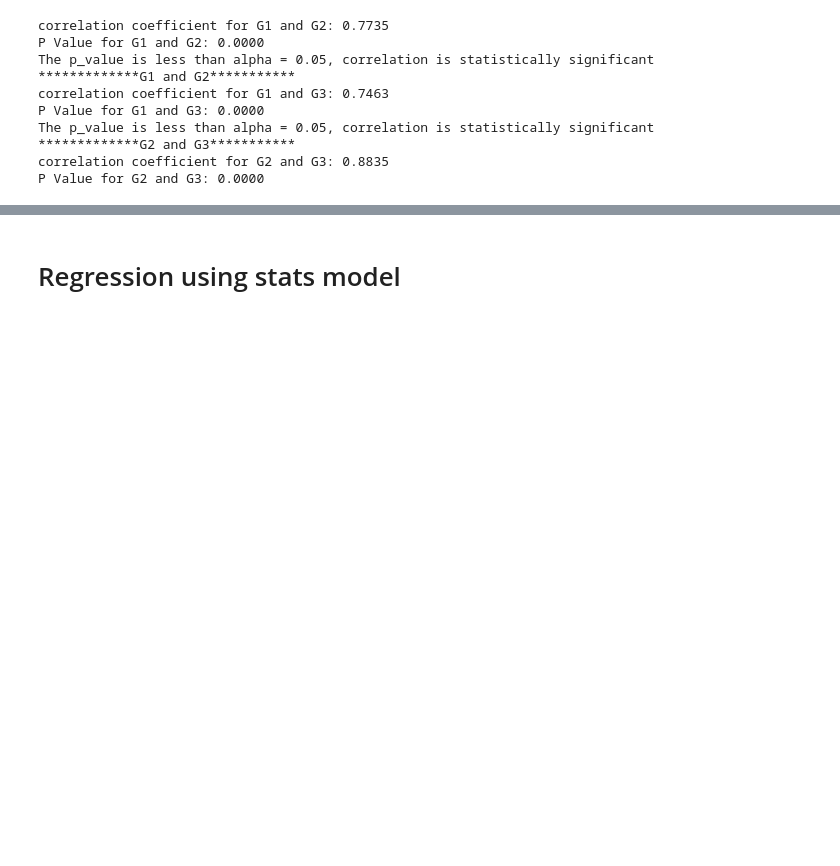
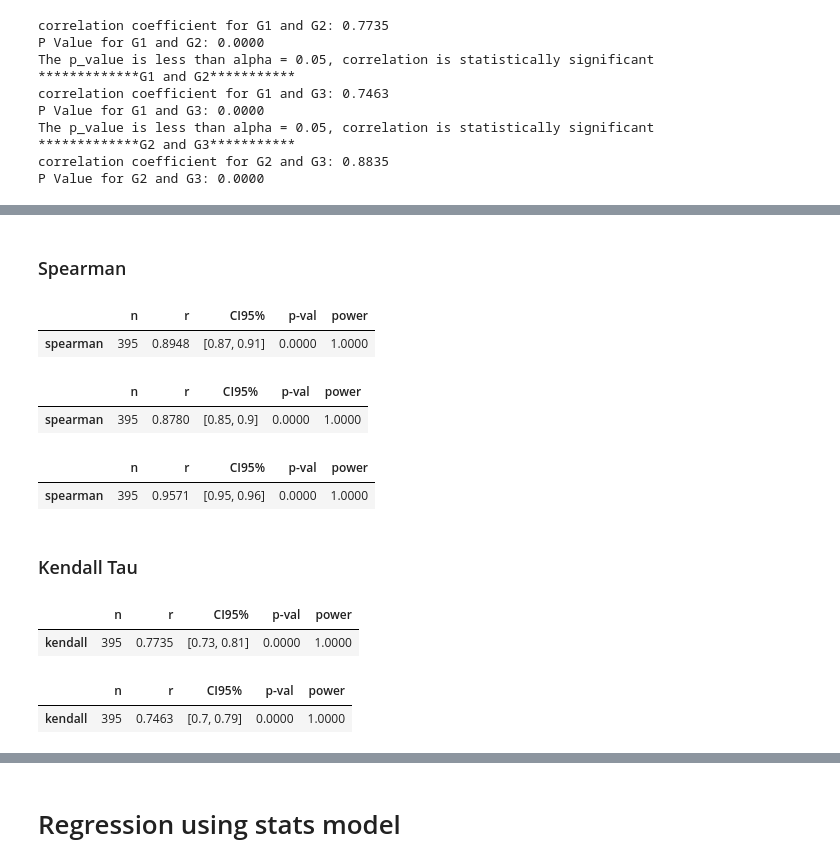
Before and after one commit to sandramwende/Statistics-in-python, a Jupyter notebook: statistics with python.ipynb, the cells around one changed output, grey strips where cells are left out. Cells and saved outputs as stored; diff of their text form; code cells hidden in the pictures; blank space fills up the shorter version.

```diff
--- a/statistics with python.ipynb
+++ b/statistics with python.ipynb
@@ -711,0 +733,34 @@ P Value for G2 and G3: 0.0000
+# %% [markdown]
+### Spearman
+# %%
+corr = pg.corr(Students_data.G1, Students_data.G2, method='spearman')
+display(corr)
+# %% [output]
+|  | n | r | CI95% | p-val | power |
+| spearman | 395 | 0.8948 | [0.87, 0.91] | 0.0000 | 1.0000 |
+# %%
+corr = pg.corr(Students_data.G1, Students_data.G3, method='spearman')
+display(corr)
+# %% [output]
+|  | n | r | CI95% | p-val | power |
+| spearman | 395 | 0.8780 | [0.85, 0.9] | 0.0000 | 1.0000 |
+# %%
+corr = pg.corr(Students_data.G2, Students_data.G3, method='spearman')
+display(corr)
+# %% [output]
+|  | n | r | CI95% | p-val | power |
+| spearman | 395 | 0.9571 | [0.95, 0.96] | 0.0000 | 1.0000 |
+# %% [markdown]
+### Kendall Tau
+# %%
+corr = pg.corr(Students_data.G1, Students_data.G2, method='kendall')
+display(corr)
+# %% [output]
+|  | n | r | CI95% | p-val | power |
+| kendall | 395 | 0.7735 | [0.73, 0.81] | 0.0000 | 1.0000 |
+# %%
+corr = pg.corr(Students_data.G1, Students_data.G3, method='kendall')
+display(corr)
+# %% [output]
+|  | n | r | CI95% | p-val | power |
+| kendall | 395 | 0.7463 | [0.7, 0.79] | 0.0000 | 1.0000 |
```
Also changed, not shown: parts of 13 cells of this notebook.
